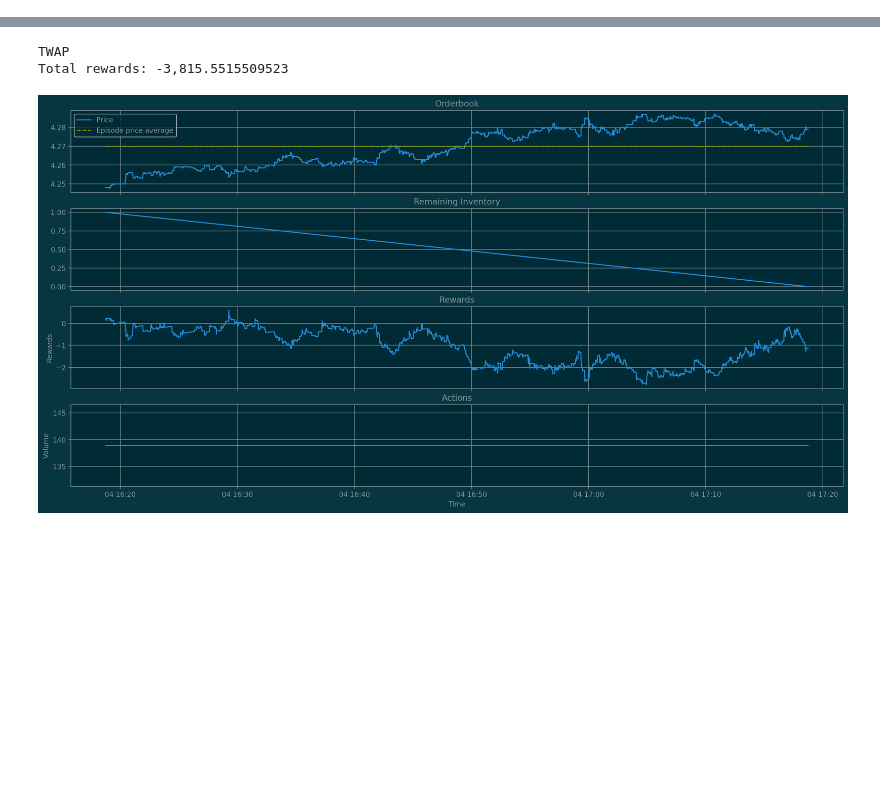
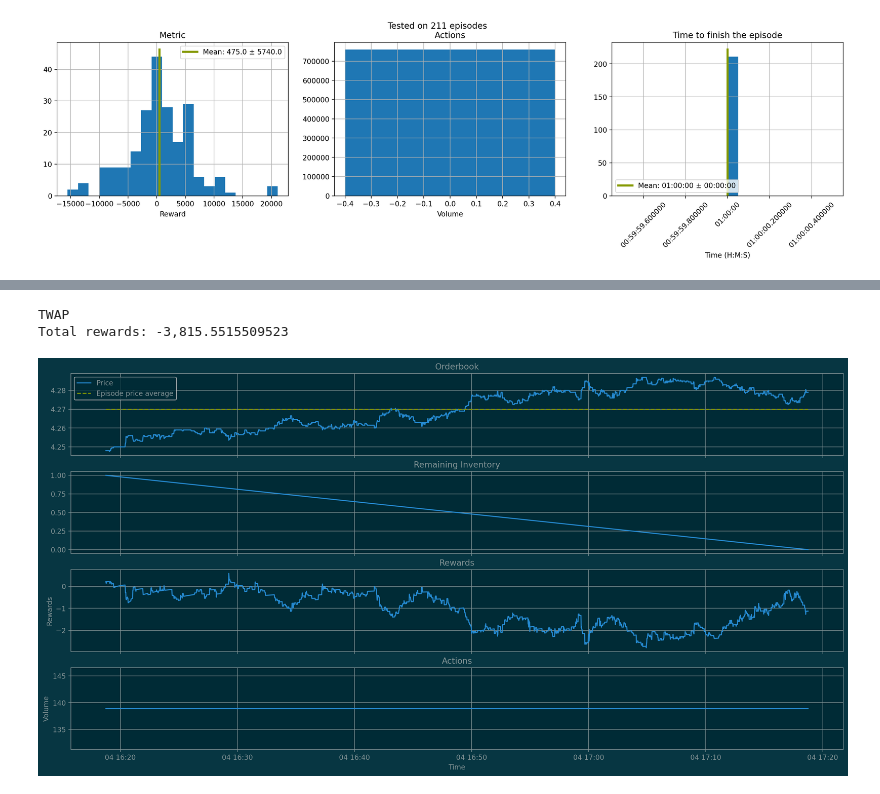
Before and after one commit to ifayost/BestExecutionRL, a Jupyter notebook: results.ipynb, the cells around one changed output, grey strips where cells are left out. Saved outputs shown, nothing was run; the diff lists cells and outputs as text; code cells hidden in the pictures; blank space fills up the shorter version.

```diff
--- a/results.ipynb
+++ b/results.ipynb
@@ -15,3 +15,7 @@ plt.rcParams['figure.figsize'] = (20,4)
 plt.rcParams['axes.grid'] = True
 
 env = MarketGym('./episodes', vwap_reward)
+# %%
+plot_test("test/DDQN_2021-03-11_08-40-58.pickle", "./episodes")
+# %% [output]
+[figure, added]
```
Also changed, not shown: parts of 7 cells of this notebook, 1 other file.
